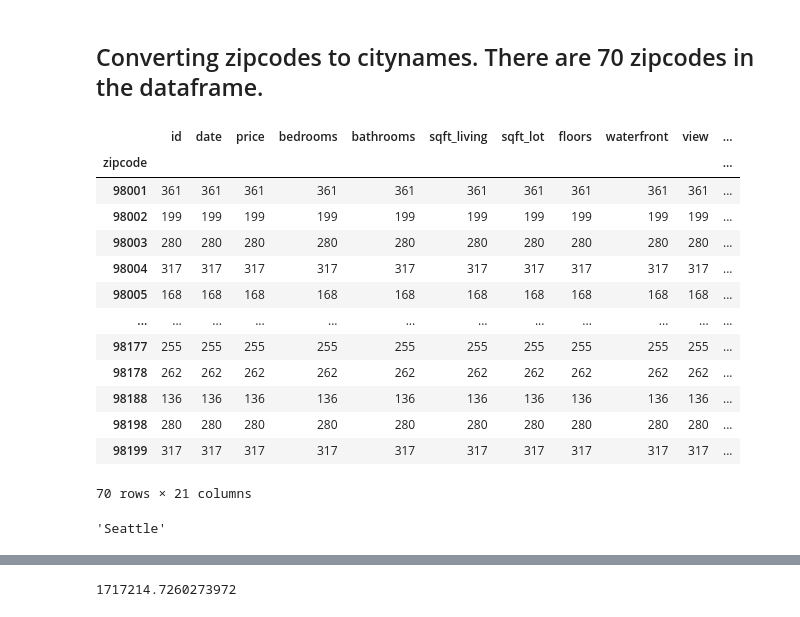
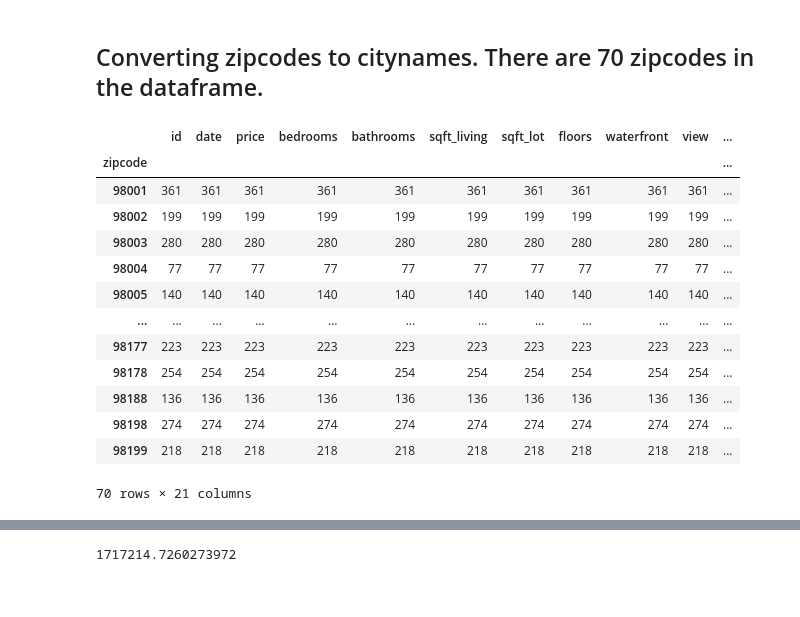
Before and after one commit to christine-berlin/house_price_predictions, a Jupyter notebook: notebooks/EDA.ipynb, the cells around one changed output, grey strips where cells are left out. Saved outputs shown, nothing was run; the diff lists cells and outputs as text; code cells hidden in the pictures.

```diff
--- a/notebooks/EDA.ipynb
+++ b/notebooks/EDA.ipynb
@@ -120,0 +150,3 @@ yr_renovated
+# %%
+df_king_county_cut = df_king_county.drop(df_king_county[df_king_county.price > 2500000].index)
+df_king_county.shape
@@ -124,15 +163,14 @@ yr_renovated
 ## Comparison of average prices over months
 # %%
 # add column price per sqft
-df_king_county.eval('sqft_price = price / sqft_living', inplace=True)
-df_king_county.sqft_price = df_king_county.sqft_price.apply(lambda x: round(x, 2))
+df_king_county_cut.eval('sqft_price = price / sqft_living', inplace=True)
+df_king_county_cut.sqft_price = df_king_county_cut.sqft_price.apply(lambda x: round(x, 2))
 
 
 #what month had the lowest average price?
 #change date to months only
-df_months = df_king_county.copy()
-df_months.date = df_king_county.date.dt.month
-#df_months.groupby('date').mean().price.plot(kind='bar')
+df_months = df_king_county_cut.copy()
+df_months.date = df_king_county_cut.date.dt.month
 
 df_month_mean = df_months.groupby('date').mean().price
 labels = ['Jan', 'Feb', 'Mar', 'April', 'May', 'June', 'July', 'Aug', 'Sept', 'Oct', 'Nov', 'Dec']
@@ -345,0 +267,9 @@ _ = ax.scatter(residual, pred_val)
+# %%
+# remove outliers for grade 5 to 12
+for i in range(5, 13):
+   df_outliers = df_king_county_cut.query('grade==@i')
+   mean = df_outliers.price.mean()
+   mi = df_outliers.price.max()
+   ma = df_outliers.price.min()
+   print(mean, mi, ma)
+   df_king_county_cut = df_king_county_cut.drop(df_king_county_cut[(df_king_county_cut.price > 1.5*mean) & (df_king_county_cut.grade == i)].index)
@@ -348,19 +469,19 @@ _ = ax.scatter(residual, pred_val)
 # %% [markdown]
 ## Converting zipcodes to citynames. There are 70 zipcodes in the dataframe.
 # %%
-df_king_county.groupby('zipcode').count()
+df_king_county_cut.groupby('zipcode').count()
 # %% [output]
 |  | id | date | price | bedrooms | bathrooms | sqft_living | sqft_lot | floors | waterfront | view | ... |
 | zipcode |  |  |  |  |  |  |  |  |  |  | ... |
 | 98001 | 361 | 361 | 361 | 361 | 361 | 361 | 361 | 361 | 361 | 361 | ... |
 | 98002 | 199 | 199 | 199 | 199 | 199 | 199 | 199 | 199 | 199 | 199 | ... |
 | 98003 | 280 | 280 | 280 | 280 | 280 | 280 | 280 | 280 | 280 | 280 | ... |
-| 98004 | 317 | 317 | 317 | 317 | 317 | 317 | 317 | 317 | 317 | 317 | ... |
-| 98005 | 168 | 168 | 168 | 168 | 168 | 168 | 168 | 168 | 168 | 168 | ... |
+| 98004 | 77 | 77 | 77 | 77 | 77 | 77 | 77 | 77 | 77 | 77 | ... |
+| 98005 | 140 | 140 | 140 | 140 | 140 | 140 | 140 | 140 | 140 | 140 | ... |
 | ... | ... | ... | ... | ... | ... | ... | ... | ... | ... | ... | ... |
-| 98177 | 255 | 255 | 255 | 255 | 255 | 255 | 255 | 255 | 255 | 255 | ... |
-| 98178 | 262 | 262 | 262 | 262 | 262 | 262 | 262 | 262 | 262 | 262 | ... |
+| 98177 | 223 | 223 | 223 | 223 | 223 | 223 | 223 | 223 | 223 | 223 | ... |
+| 98178 | 254 | 254 | 254 | 254 | 254 | 254 | 254 | 254 | 254 | 254 | ... |
 | 98188 | 136 | 136 | 136 | 136 | 136 | 136 | 136 | 136 | 136 | 136 | ... |
-| 98198 | 280 | 280 | 280 | 280 | 280 | 280 | 280 | 280 | 280 | 280 | ... |
-| 98199 | 317 | 317 | 317 | 317 | 317 | 317 | 317 | 317 | 317 | 317 | ... |
+| 98198 | 274 | 274 | 274 | 274 | 274 | 274 | 274 | 274 | 274 | 274 | ... |
+| 98199 | 218 | 218 | 218 | 218 | 218 | 218 | 218 | 218 | 218 | 218 | ... |
 70 rows × 21 columns
@@ -372,10 +487,0 @@ def get_location(code):
-# %%
-df_king_county.price.min()
-df_king_county.query('price == 78000')
-get_location(98168)
-
-df_king_county.price.max()
-df_king_county.query('price == 7700000')
-get_location(98102)
-# %% [output]
-'Seattle'
```
Also changed, not shown: parts of 72 cells of this notebook.
